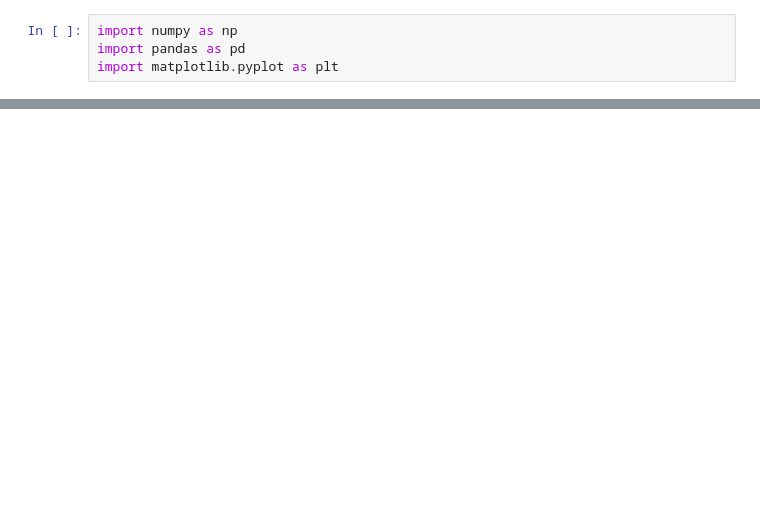
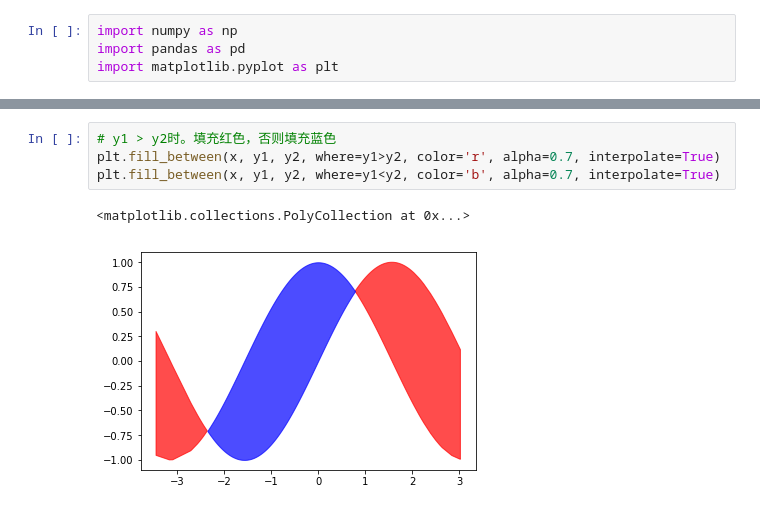
Before and after one commit to appbanana/MachineLearningAction, a Jupyter notebook: 可视化/07-面积图.ipynb, the cells around one changed output, grey strips where cells are left out. Saved outputs shown, nothing was run; the diff lists cells and outputs as text; blank space fills up the shorter version.

```diff
--- a/可视化/07-面积图.ipynb
+++ b/可视化/07-面积图.ipynb
@@ -17,0 +18,7 @@ plt.fill_between(x, y1, y2, color='r', alpha=0.7)
+# %%
+# y1 > y2时。填充红色，否则填充蓝色
+plt.fill_between(x, y1, y2, where=y1>y2, color='r', alpha=0.7, interpolate=True)
+plt.fill_between(x, y1, y2, where=y1<y2, color='b', alpha=0.7, interpolate=True)
+# %% [output]
+<matplotlib.collections.PolyCollection at 0x...>
+[figure, added]
```
Also changed, not shown: parts of 31 cells of this notebook, 3 other files.
